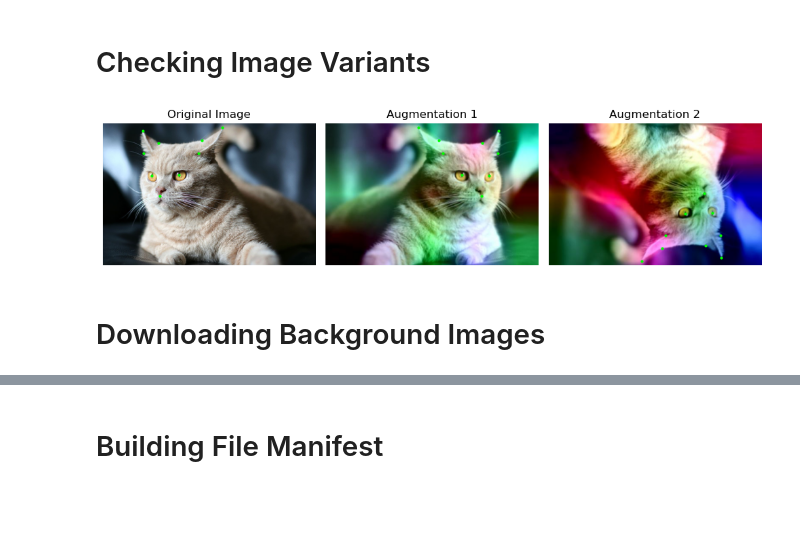
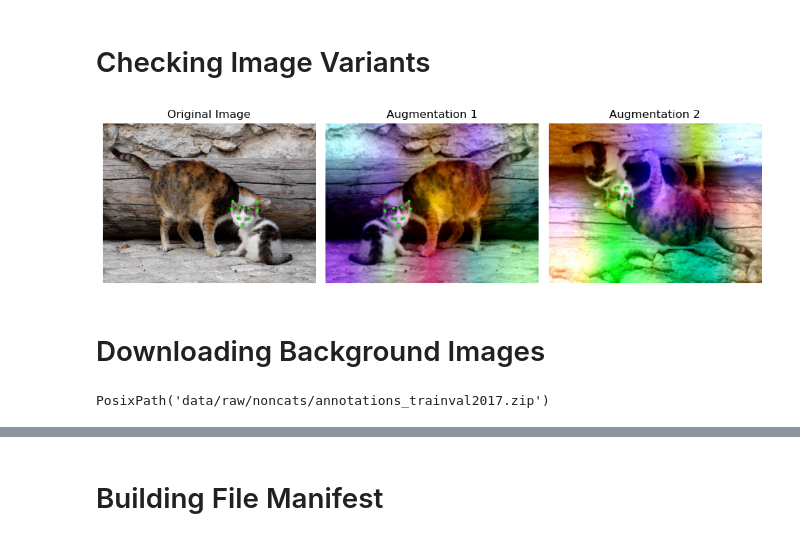
Before and after one commit to lpam-sd/AAI_540_Grp_6, a Jupyter notebook: 2_Ingestion.ipynb, the cells around one changed output, grey strips where cells are left out. Saved outputs shown, nothing was run; the diff lists cells and outputs as text; code cells hidden in the pictures; blank space fills up the shorter version.

Commit message:
refactored non cat image pipeline to use coco data and reconfigured upload process

```diff
--- a/2_Ingestion.ipynb
+++ b/2_Ingestion.ipynb
@@ -228,7 +244,8 @@ print(aug_df.shape)
 # %%
 aug_meta_v2 = augmentation_pipeline(aug_df,
-                      key="image",
-                      coord_cols=features,
+                      local_path_key="local_path",
+                      remote_path_key="remote_path",
+                      coord_cols=landmark_features,
                       metadata_headers=cats_ann.columns,
                       split="train",
                       suffix="v2",
@@ -245,7 +262,8 @@ aug_meta_v2.head()
 # %%
 aug_meta_v3 = augmentation_pipeline(aug_df,
-                      key="image",
-                      coord_cols=features,
+                      local_path_key="local_path",
+                      remote_path_key="remote_path",
+                      coord_cols=landmark_features,
                       metadata_headers=cats_ann.columns,
                       split="train",
                       suffix="v3",
@@ -269,0 +296,16 @@ cats_ann_combined.head()
+# %%
+# Expanding coordinates into individual feature columns for modeling
+def get_x_coord(coord_pair: object):
+    return coord_pair[0]
+
+def get_y_coord(coord_pair: object):
+    return coord_pair[1]
+
+for feature in landmark_features:
+    x_feat_name = feature + "_x"
+    y_feat_name = feature + "_y"
+
+    cats_ann_combined[x_feat_name] = cats_ann_combined[feature].apply(get_x_coord)
+    cats_ann_combined[y_feat_name] = cats_ann_combined[feature].apply(get_y_coord)
+
+cats_ann_combined.head()
@@ -273,9 +323,9 @@ cats_ann_combined.head()
 TEST_FILE_PREFIX = Path("data/raw/cats")
 
 IMAGE_REFS = [
-    "CAT_00/00000001_012.jpg",
-    "CAT_00/00000001_012_v2.jpg",
-    "CAT_00/00000001_012_v3.jpg",
+    "CAT_00/00000001_008.jpg",
+    "CAT_00/00000001_008_v2.jpg",
+    "CAT_00/00000001_008_v3.jpg",
 ]
 
 TITLES = [
@@ -287,35 +337,35 @@ TITLES = [
 def load_image_and_keypoints(image_path: Path, ann_df: pd.DataFrame):
     image = Image.open(image_path)
 
     keypoints = (
         ann_df
-        .loc[ann_df["image"] == str(image_path)]
-        .drop(columns=["image", "split", "version"])
+        .loc[ann_df["local_path"] == str(image_path)]
+        .drop(columns=["remote_path", "local_path", "split", "version"])
         .iloc[0]
         .values
     )
 
     x_vals = [pt[0] for pt in keypoints]
     y_vals = [pt[1] for pt in keypoints]
 
     return image, x_vals, y_vals
 
 
 image_paths = [TEST_FILE_PREFIX / ref for ref in IMAGE_REFS]
 
 fig, axes = plt.subplots(1, len(image_paths), figsize=(10, 4))
 
 for ax, image_path, title in zip(axes, image_paths, TITLES):
     image, x_vals, y_vals = load_image_and_keypoints(image_path, cats_ann_combined)
 
     ax.imshow(image)
     ax.scatter(x_vals, y_vals, s=4, c="lime")
     ax.set_title(title)
     ax.axis("off")
 
 plt.tight_layout()
 plt.show()
 # %% [output]
-[figure, old version]
+[figure, new version]
 # %% [markdown]
 # Downloading Background Images
@@ -333 +372,13 @@ with tarfile.open(cifar_tar, "r:gz") as tar:
+# %%
+# Setting up noncats directory
+noncats_dir = Path("data/raw/noncats")
+if not noncats_dir.exists():
+    os.mkdir(noncats_dir)
+
+ann_dir = noncats_dir / "annotations"
+ann_zip_path = noncats_dir / "annotations_trainval2017.zip"
+
+ann_zip_path
+# %% [output]
+PosixPath('data/raw/noncats/annotations_trainval2017.zip')
 # %%
```
Also changed, not shown: parts of 29 cells of this notebook.
